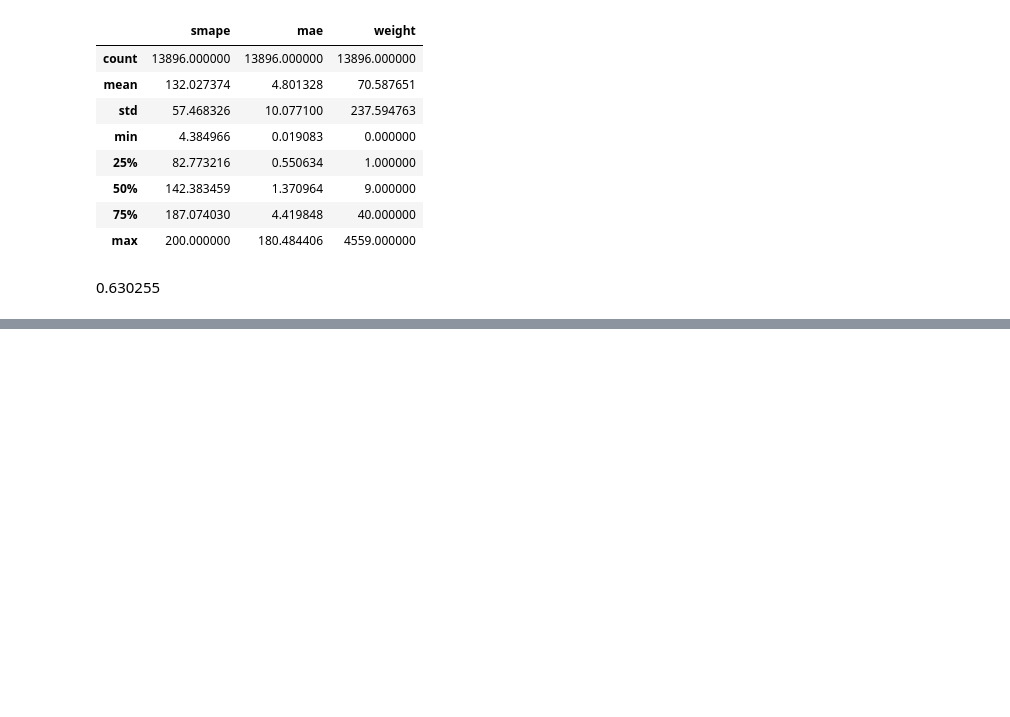
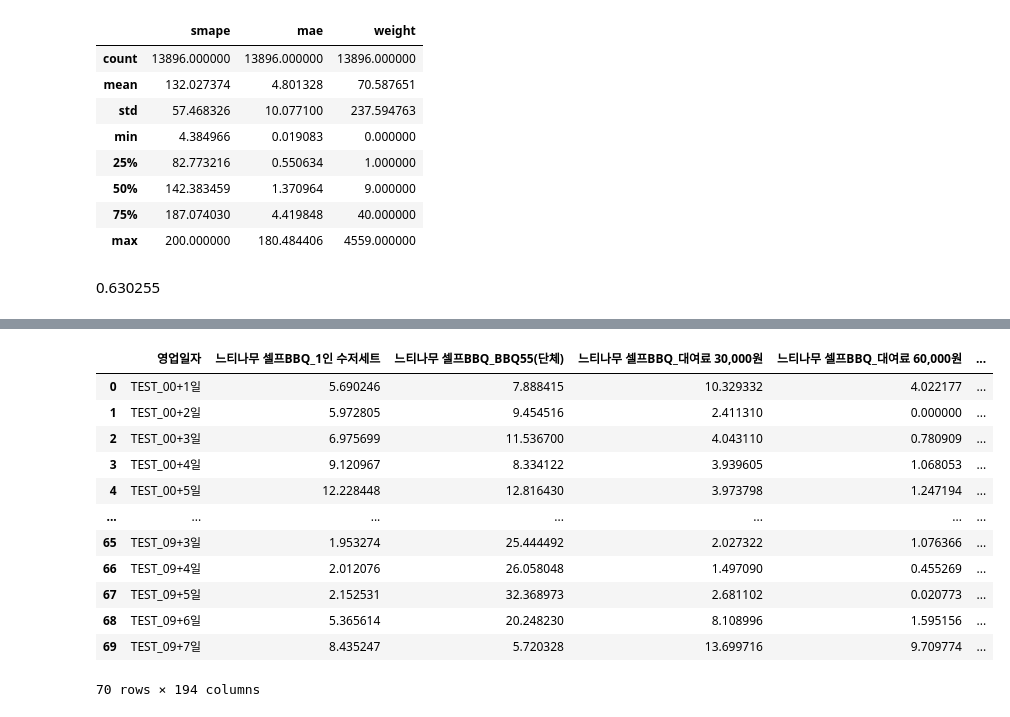
Before and after one commit to b00kkk/LGAimers07_hackerton, a Jupyter notebook: LGAimers.ipynb, the cells around one changed output, grey strips where cells are left out. Saved outputs shown, nothing was run; the diff lists cells and outputs as text; code cells hidden in the pictures; blank space fills up the shorter version.

```diff
--- a/LGAimers.ipynb
+++ b/LGAimers.ipynb
@@ -2361,0 +2383,3 @@ bt_results.describe()
+# %%
+LOOKBACK, PREDICT, BATCH_SIZE, EPOCHS = 28, 7, 16, 50
+DEVICE = torch.device('cuda' if torch.cuda.is_available() else 'cpu')
@@ -2361,0 +2525,6 @@ bt_results.describe()
+# %%
+from tqdm import tqdm
+from sklearn.preprocessing import MinMaxScaler
+
+# 학습
+trained_models = train_lstm(train)
@@ -2361,0 +2626,44 @@ bt_results.describe()
+# %%
+def convert_to_submission_format(pred_df: pd.DataFrame, sample_submission: pd.DataFrame):
+    # 튜플 형태의 '영업장명_메뉴명'을 문자열로 변환
+    pred_df['영업장명_메뉴명'] = pred_df['영업장명_메뉴명'].apply(lambda x: x[0] if isinstance(x, tuple) else x)
+
+    # (영업일자, 메뉴명) → 매출수량 매핑 딕셔너리 생성
+    pred_dict = dict(zip(
+        zip(pred_df['영업일자'], pred_df['영업장명_메뉴명']),
+        pred_df['매출수량']
+    ))
+
+    # sample_submission 복사 후 수치형 컬럼을 float32로 변환
+    final_df = sample_submission.copy()
+    for col in final_df.columns[1:]:
+        final_df[col] = final_df[col].astype(np.float32)
+
+    # 예측값 삽입
+    for row_idx in final_df.index:
+        date = final_df.loc[row_idx, '영업일자']
+        for col in final_df.columns[1:]:  # 각 메뉴
+            val = float(pred_dict.get((date, col), 0))
+            final_df.loc[row_idx, col] = val
+
+    return final_df
+# %%
+sample_submission = pd.read_csv('sample_submission.csv')
+submission = convert_to_submission_format(full_pred_df, sample_submission)
+submission.to_csv('month_week_submission.csv', index=False, encoding='utf-8-sig')
+# %%
+submission
+# %% [output]
+|  | 영업일자 | 느티나무 셀프BBQ_1인 수저세트 | 느티나무 셀프BBQ_BBQ55(단체) | 느티나무 셀프BBQ_대여료 30,000원 | 느티나무 셀프BBQ_대여료 60,000원 | ... |
+| 0 | TEST_00+1일 | 5.690246 | 7.888415 | 10.329332 | 4.022177 | ... |
+| 1 | TEST_00+2일 | 5.972805 | 9.454516 | 2.411310 | 0.000000 | ... |
+| 2 | TEST_00+3일 | 6.975699 | 11.536700 | 4.043110 | 0.780909 | ... |
+| 3 | TEST_00+4일 | 9.120967 | 8.334122 | 3.939605 | 1.068053 | ... |
+| 4 | TEST_00+5일 | 12.228448 | 12.816430 | 3.973798 | 1.247194 | ... |
+| ... | ... | ... | ... | ... | ... | ... |
+| 65 | TEST_09+3일 | 1.953274 | 25.444492 | 2.027322 | 1.076366 | ... |
+| 66 | TEST_09+4일 | 2.012076 | 26.058048 | 1.497090 | 0.455269 | ... |
+| 67 | TEST_09+5일 | 2.152531 | 32.368973 | 2.681102 | 0.020773 | ... |
+| 68 | TEST_09+6일 | 5.365614 | 20.248230 | 8.108996 | 1.595156 | ... |
+| 69 | TEST_09+7일 | 8.435247 | 5.720328 | 13.699716 | 9.709774 | ... |
+70 rows × 194 columns
```
Also changed, not shown: parts of 29 cells of this notebook.
